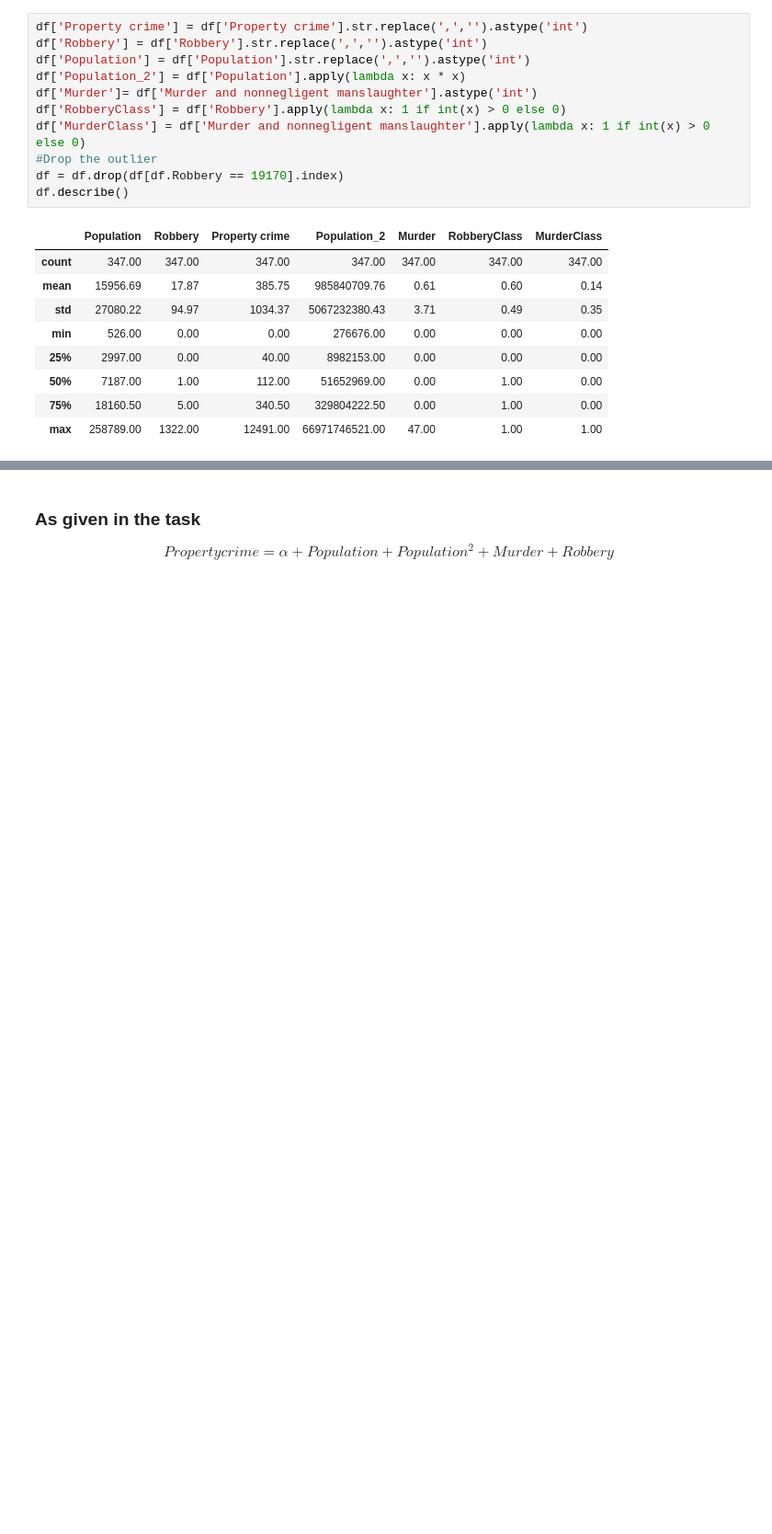
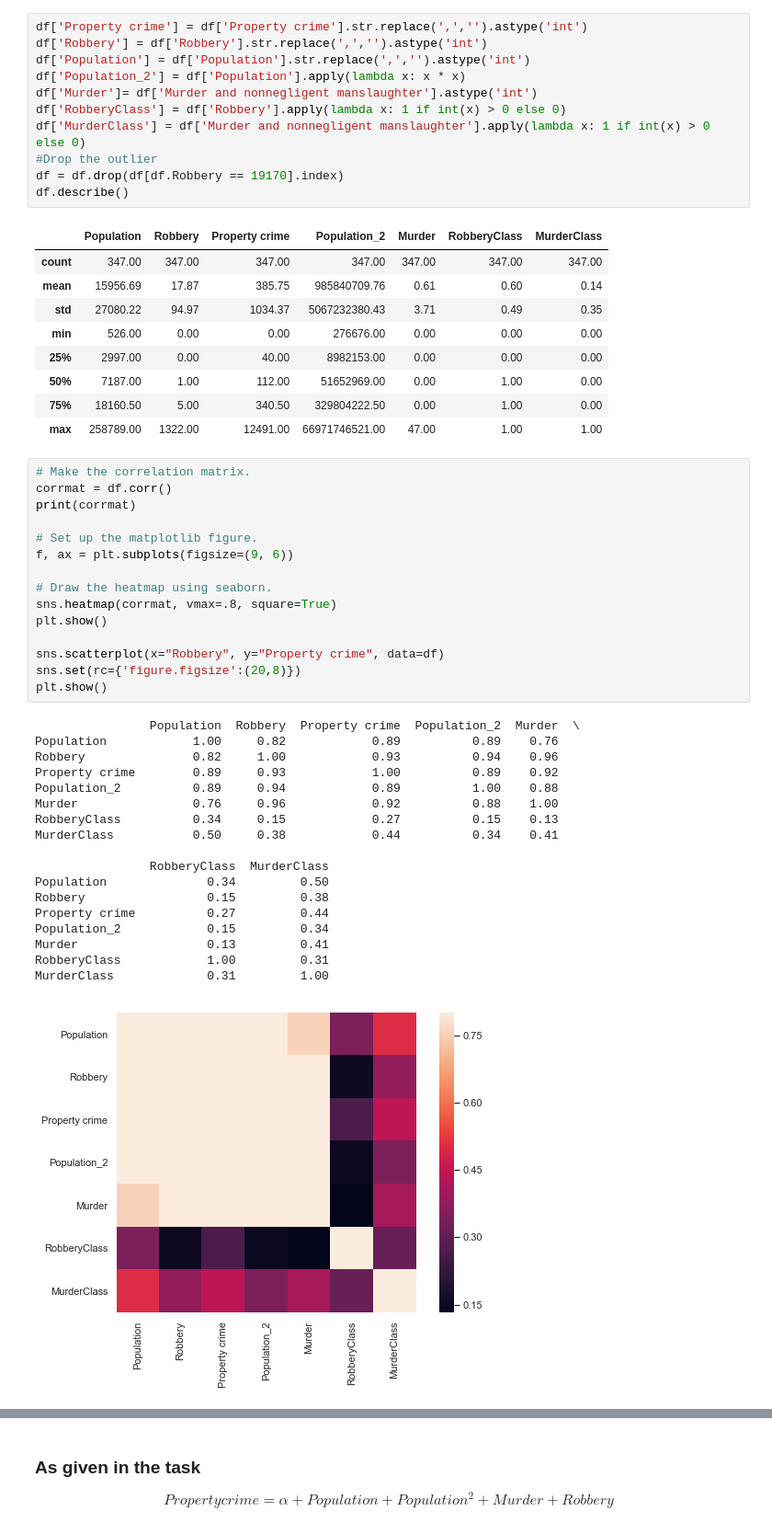
Before and after one commit to RobKnop/ThinkfulDataScienceBootcamp, a Jupyter notebook: Main/Unit2_Lesson4_Project4_Challenge_LinearReg.ipynb, the cells around one changed output, grey strips where cells are left out. Shown at 92% size. Drawn from its saved outputs; the diff is of its cells as text; blank space fills up the shorter version.

```diff
--- a/Main/Unit2_Lesson4_Project4_Challenge_LinearReg.ipynb
+++ b/Main/Unit2_Lesson4_Project4_Challenge_LinearReg.ipynb
@@ -68,3 +68,37 @@ df.describe()
 | 50% | 7187.00 | 1.00 | 112.00 | 51652969.00 | 0.00 | 1.00 | 0.00 |
 | 75% | 18160.50 | 5.00 | 340.50 | 329804222.50 | 0.00 | 1.00 | 0.00 |
 | max | 258789.00 | 1322.00 | 12491.00 | 66971746521.00 | 47.00 | 1.00 | 1.00 |
+# %%
+# Make the correlation matrix.
+corrmat = df.corr()
+print(corrmat)
+
+# Set up the matplotlib figure.
+f, ax = plt.subplots(figsize=(9, 6))
+
+# Draw the heatmap using seaborn.
+sns.heatmap(corrmat, vmax=.8, square=True)
+plt.show()
+
+sns.scatterplot(x="Robbery", y="Property crime", data=df)
+sns.set(rc={'figure.figsize':(20,8)})
+plt.show()
+# %% [output]
+                Population  Robbery  Property crime  Population_2  Murder  \
+Population            1.00     0.82            0.89          0.89    0.76
+Robbery               0.82     1.00            0.93          0.94    0.96
+Property crime        0.89     0.93            1.00          0.89    0.92
+Population_2          0.89     0.94            0.89          1.00    0.88
+Murder                0.76     0.96            0.92          0.88    1.00
+RobberyClass          0.34     0.15            0.27          0.15    0.13
+MurderClass           0.50     0.38            0.44          0.34    0.41
+
+                RobberyClass  MurderClass
+Population              0.34         0.50
+Robbery                 0.15         0.38
+Property crime          0.27         0.44
+Population_2            0.15         0.34
+Murder                  0.13         0.41
+RobberyClass            1.00         0.31
+MurderClass             0.31         1.00
+[figure, added]
```
Also changed, not shown: parts of 8 cells of this notebook.
